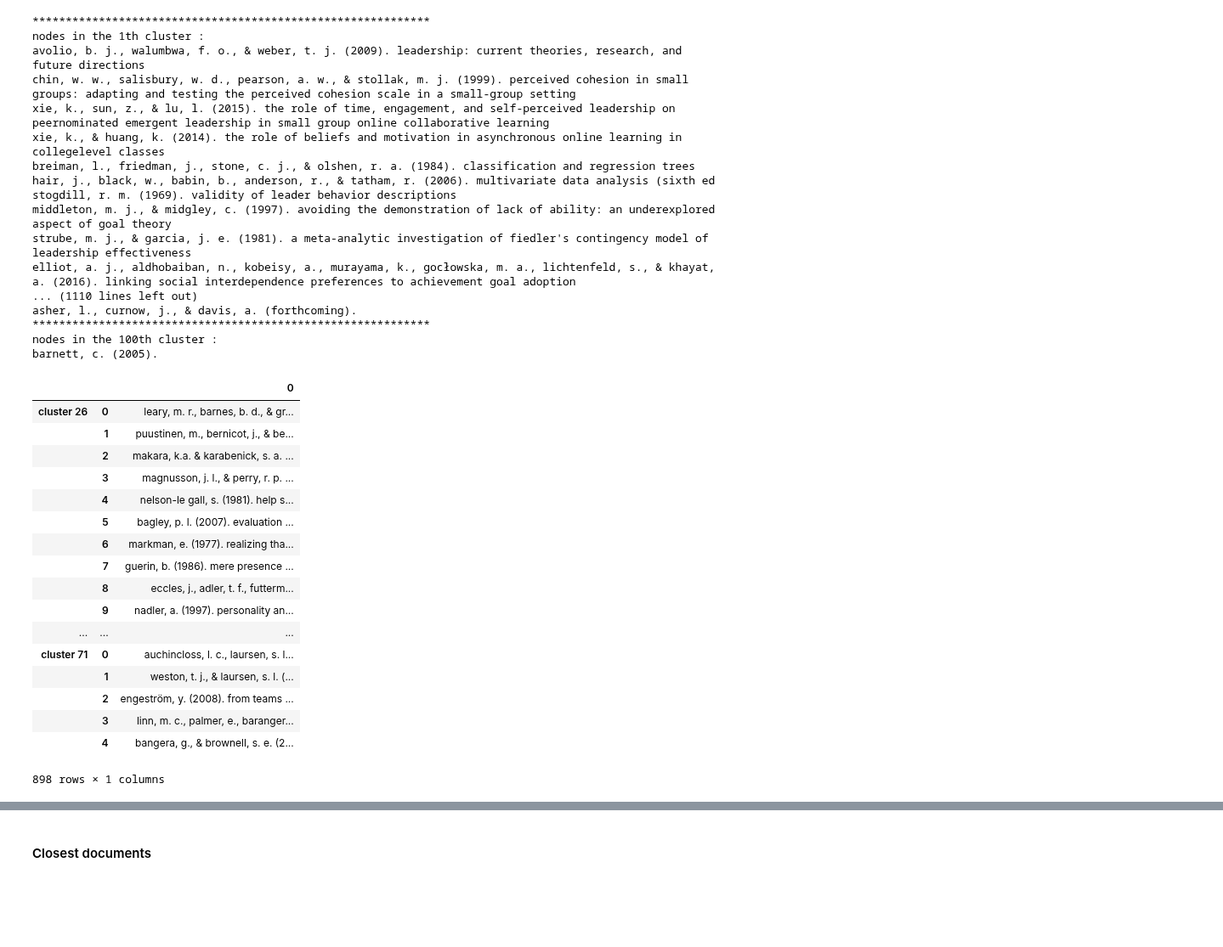
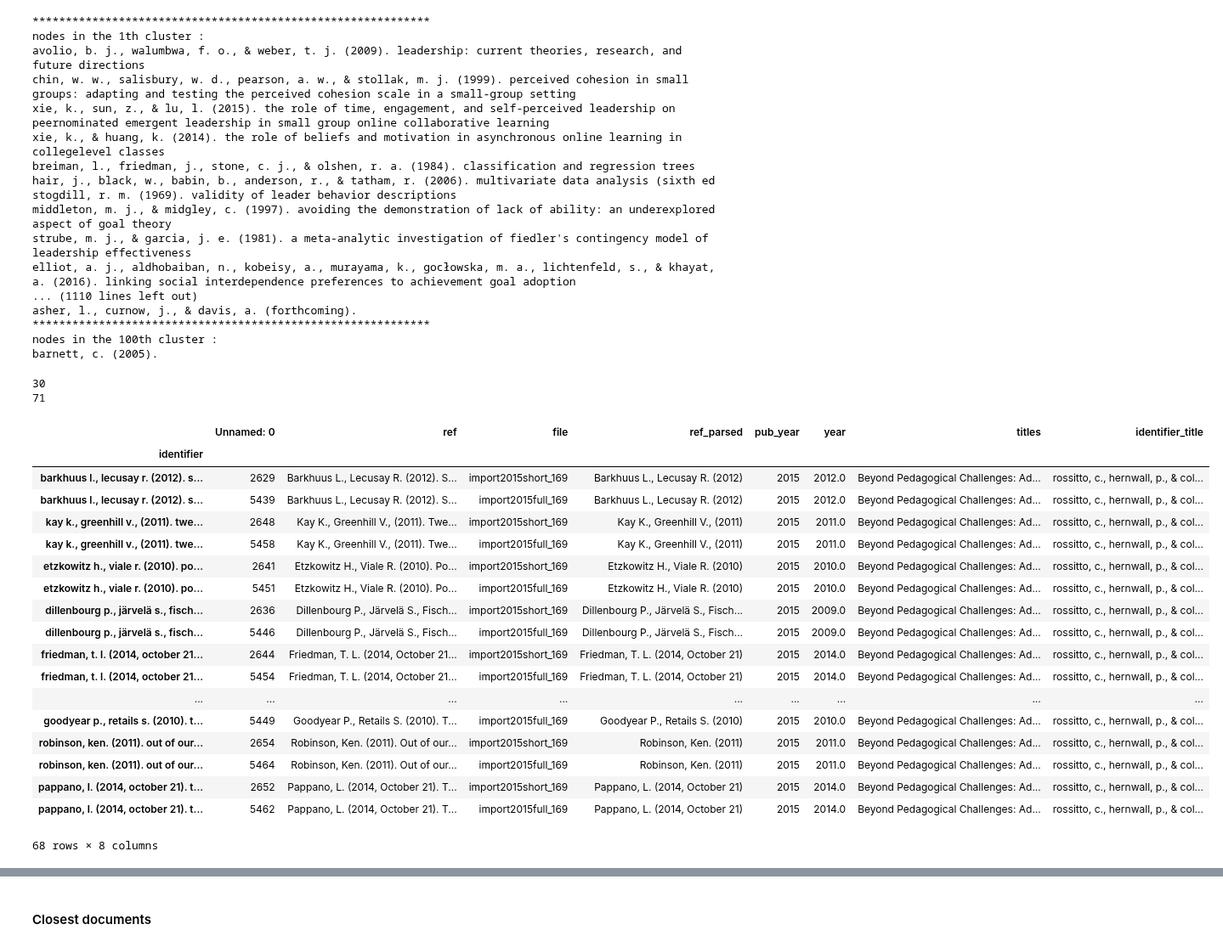
Before and after one commit to nourabassi/semester-project, a Jupyter notebook: Co_citations.ipynb, the cells around one changed output, grey strips where cells are left out. Shown at 85% size. Saved outputs shown, nothing was run; the diff lists cells and outputs as text; code cells hidden in the pictures; blank space fills up the shorter version.

```diff
--- a/Co_citations.ipynb
+++ b/Co_citations.ipynb
@@ -708,33 +725,45 @@ nodes in the 100th cluster :
 barnett, c. (2005).
 # %%
 clusters = dict()
+max_ = 0
 for i,g in enumerate(stc):
     if len(g.nodes())>1000 or len(g.nodes())<4:
         continue
     else :
+        if max_< len(g.nodes()):
+            print(i)
+            max_ = len(g.nodes())
+            print(max_)
         clusters['cluster '+ str(i)] = list(g.nodes())
+# %% [output]
+30
+71
 # %%
 #list(map(lambda x : len(x[1]),clusters.items()))
 # %%
 clusters_df = pd.DataFrame(pd.DataFrame.from_dict(clusters,orient = 'index').stack())
+clusters_df.rename(columns = {0:'Documents'},inplace=True)
-# %%
-clusters_df
-# %% [output]
-|  |  | 0 |
-| cluster 26 | 0 | leary, m. r., barnes, b. d., & gr... |
-|  | 1 | puustinen, m., bernicot, j., & be... |
-|  | 2 | makara, k.a. & karabenick, s. a. ... |
-|  | 3 | magnusson, j. l., & perry, r. p. ... |
-|  | 4 | nelson-le gall, s. (1981). help s... |
-|  | 5 | bagley, p. l. (2007). evaluation ... |
-|  | 6 | markman, e. (1977). realizing tha... |
-|  | 7 | guerin, b. (1986). mere presence ... |
-|  | 8 | eccles, j., adler, t. f., futterm... |
-|  | 9 | nadler, a. (1997). personality an... |
-| ... | ... | ... |
-| cluster 71 | 0 | auchincloss, l. c., laursen, s. l... |
-|  | 1 | weston, t. j., & laursen, s. l. (... |
-|  | 2 | engeström, y. (2008). from teams ... |
-|  | 3 | linn, m. c., palmer, e., baranger... |
-|  | 4 | bangera, g., & brownell, s. e. (2... |
-898 rows × 1 columns
+# %%
+clusters_df.rename(columns = {0:'Documents'},inplace=True)
+# %%
+references_df.set_index('identifier').loc[list(clusters_df.loc['cluster 21']['Documents'])]
+# %% [output]
+|  | Unnamed: 0 | ref | file | ref_parsed | pub_year | year | titles | identifier_title |
+| identifier |  |  |  |  |  |  |  |  |
+| barkhuus l., lecusay r. (2012). s... | 2629 | Barkhuus L., Lecusay R. (2012). S... | import2015short_169 | Barkhuus L., Lecusay R. (2012) | 2015 | 2012.0 | Beyond Pedagogical Challenges: Ad... | rossitto, c., hernwall, p., & col... |
+| barkhuus l., lecusay r. (2012). s... | 5439 | Barkhuus L., Lecusay R. (2012). S... | import2015full_169 | Barkhuus L., Lecusay R. (2012) | 2015 | 2012.0 | Beyond Pedagogical Challenges: Ad... | rossitto, c., hernwall, p., & col... |
+| kay k., greenhill v., (2011). twe... | 2648 | Kay K., Greenhill V., (2011). Twe... | import2015short_169 | Kay K., Greenhill V., (2011) | 2015 | 2011.0 | Beyond Pedagogical Challenges: Ad... | rossitto, c., hernwall, p., & col... |
+| kay k., greenhill v., (2011). twe... | 5458 | Kay K., Greenhill V., (2011). Twe... | import2015full_169 | Kay K., Greenhill V., (2011) | 2015 | 2011.0 | Beyond Pedagogical Challenges: Ad... | rossitto, c., hernwall, p., & col... |
+| etzkowitz h., viale r. (2010). po... | 2641 | Etzkowitz H., Viale R. (2010). Po... | import2015short_169 | Etzkowitz H., Viale R. (2010) | 2015 | 2010.0 | Beyond Pedagogical Challenges: Ad... | rossitto, c., hernwall, p., & col... |
+| etzkowitz h., viale r. (2010). po... | 5451 | Etzkowitz H., Viale R. (2010). Po... | import2015full_169 | Etzkowitz H., Viale R. (2010) | 2015 | 2010.0 | Beyond Pedagogical Challenges: Ad... | rossitto, c., hernwall, p., & col... |
+| dillenbourg p., järvelä s., fisch... | 2636 | Dillenbourg P., Järvelä S., Fisch... | import2015short_169 | Dillenbourg P., Järvelä S., Fisch... | 2015 | 2009.0 | Beyond Pedagogical Challenges: Ad... | rossitto, c., hernwall, p., & col... |
+| dillenbourg p., järvelä s., fisch... | 5446 | Dillenbourg P., Järvelä S., Fisch... | import2015full_169 | Dillenbourg P., Järvelä S., Fisch... | 2015 | 2009.0 | Beyond Pedagogical Challenges: Ad... | rossitto, c., hernwall, p., & col... |
+| friedman, t. l. (2014, october 21... | 2644 | Friedman, T. L. (2014, October 21... | import2015short_169 | Friedman, T. L. (2014, October 21) | 2015 | 2014.0 | Beyond Pedagogical Challenges: Ad... | rossitto, c., hernwall, p., & col... |
+| friedman, t. l. (2014, october 21... | 5454 | Friedman, T. L. (2014, October 21... | import2015full_169 | Friedman, T. L. (2014, October 21) | 2015 | 2014.0 | Beyond Pedagogical Challenges: Ad... | rossitto, c., hernwall, p., & col... |
+| ... | ... | ... | ... | ... | ... | ... | ... | ... |
+| goodyear p., retails s. (2010). t... | 5449 | Goodyear P., Retails S. (2010). T... | import2015full_169 | Goodyear P., Retails S. (2010) | 2015 | 2010.0 | Beyond Pedagogical Challenges: Ad... | rossitto, c., hernwall, p., & col... |
+| robinson, ken. (2011). out of our... | 2654 | Robinson, Ken. (2011). Out of our... | import2015short_169 | Robinson, Ken. (2011) | 2015 | 2011.0 | Beyond Pedagogical Challenges: Ad... | rossitto, c., hernwall, p., & col... |
+| robinson, ken. (2011). out of our... | 5464 | Robinson, Ken. (2011). Out of our... | import2015full_169 | Robinson, Ken. (2011) | 2015 | 2011.0 | Beyond Pedagogical Challenges: Ad... | rossitto, c., hernwall, p., & col... |
+| pappano, l. (2014, october 21). t... | 2652 | Pappano, L. (2014, October 21). T... | import2015short_169 | Pappano, L. (2014, October 21) | 2015 | 2014.0 | Beyond Pedagogical Challenges: Ad... | rossitto, c., hernwall, p., & col... |
+| pappano, l. (2014, october 21). t... | 5462 | Pappano, L. (2014, October 21). T... | import2015full_169 | Pappano, L. (2014, October 21) | 2015 | 2014.0 | Beyond Pedagogical Challenges: Ad... | rossitto, c., hernwall, p., & col... |
+68 rows × 8 columns
```
Also changed, not shown: parts of 12 cells of this notebook, 39 other files.
